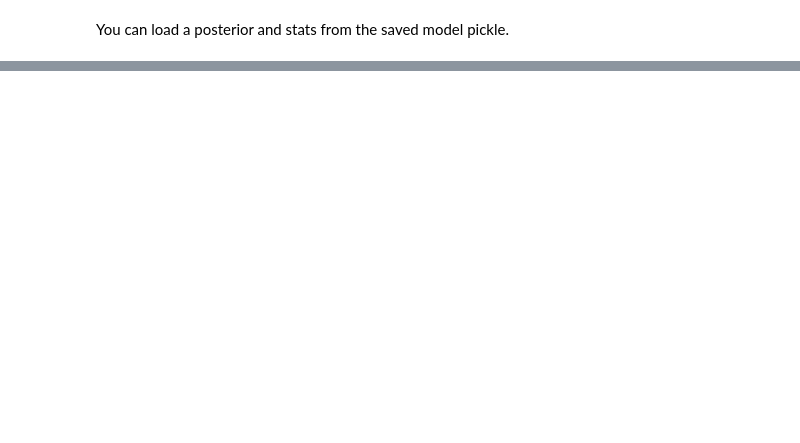
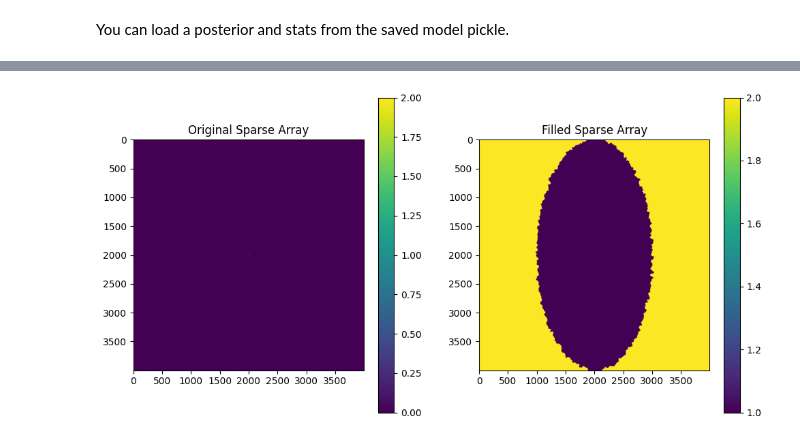
Before and after one commit to synthesizer-project/synference, a Jupyter notebook: scripts/train_model.ipynb, the cells around one changed output, grey strips where cells are left out. Saved outputs shown, nothing was run; the diff lists cells and outputs as text; code cells hidden in the pictures; blank space fills up the shorter version.

```diff
--- a/scripts/train_model.ipynb
+++ b/scripts/train_model.ipynb
@@ -153,0 +475,52 @@ world
+# %%
+array = np.zeros((4000, 4000))
+
+# In ellipse centered on center with minor and major axes of 1000 and 2000 place 10_000 random 1's
+
+center = array.shape[0] // 2, array.shape[1] // 2
+minor_axis = 1000
+major_axis = 2000
+
+for _ in range(10000):
+    angle = np.random.uniform(0, 2 * np.pi)
+    radius = np.random.uniform(0, 1)
+    x = int(center[0] + radius * major_axis * np.cos(angle))
+    y = int(center[1] + radius * minor_axis * np.sin(angle))
+    # Ensure x and y are within bounds
+    x = np.clip(x, 0, array.shape[0] - 1)
+    y = np.clip(y, 0, array.shape[1] - 1)
+    # Set the pixel to zero
+    array[x, y] = 1
+
+# Outside the ellipse, place 10_000 random 2's
+
+# Outside the ellipse, place 10_000 random 2's
+for _ in range(10000):
+    # Generate random points in the entire image
+    x = np.random.randint(0, array.shape[0])
+    y = np.random.randint(0, array.shape[1])
+
+    # Check if the point is outside the ellipse
+    # Ellipse equation: (x-h)²/a² + (y-k)²/b² > 1 means outside
+    normalized_x = (x - center[0]) / major_axis
+    normalized_y = (y - center[1]) / minor_axis
+    if normalized_x**2 + normalized_y**2 > 1:
+        array[x, y] = 2
+
+
+# Fill the array using the function
+
+filled_array = fill_sparse_array_nearest_value(array)
+
+# Display the original and filled arrays
+fig, axes = plt.subplots(1, 2, figsize=(12, 6))
+map = axes[0].imshow(array, cmap='viridis')
+fig.colorbar(map, ax=axes[0])
+axes[0].set_title('Original Sparse Array')
+map = axes[1].imshow(filled_array, cmap='viridis')
+axes[1].set_title('Filled Sparse Array')
+fig.colorbar(map, ax=axes[1])
+
+plt.show()
+# %% [output]
+[figure, added]
```
Also changed, not shown: parts of 20 cells of this notebook, 6 other files.
